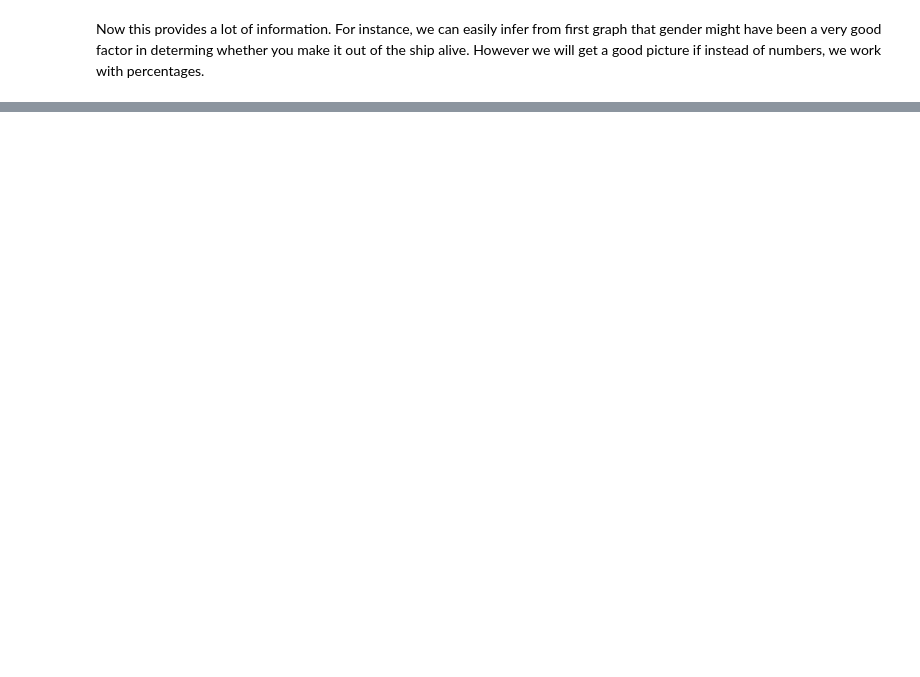
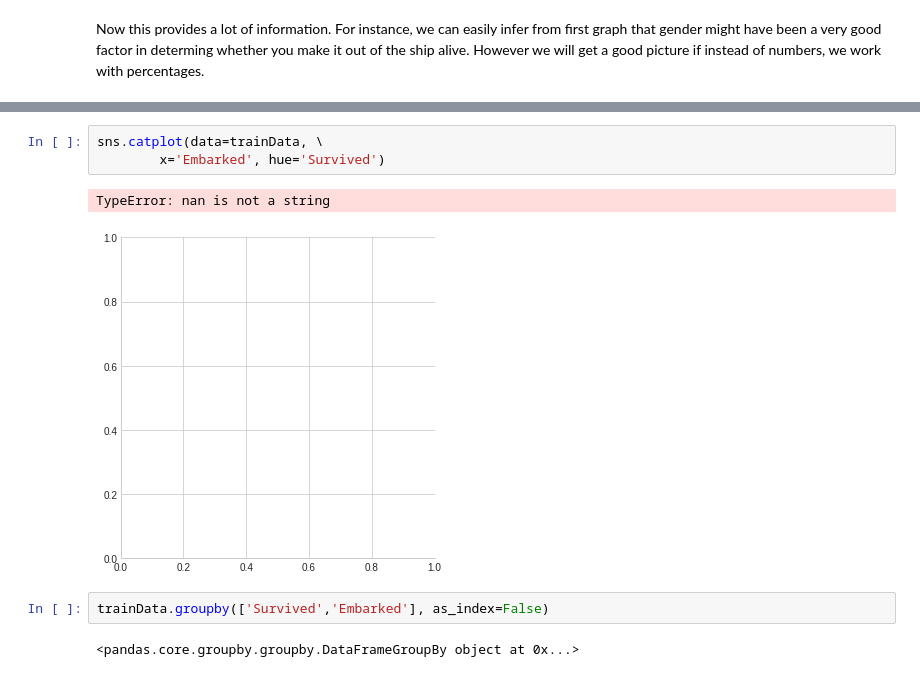
Before and after one commit to lokeshdasila/kagglePractice, a Jupyter notebook: titanic/survivalPrediction2_6July2019.ipynb, the cells around one changed output, grey strips where cells are left out. Drawn from its saved outputs; the diff is of its cells as text; blank space fills up the shorter version.

```diff
--- a/titanic/survivalPrediction2_6July2019.ipynb
+++ b/titanic/survivalPrediction2_6July2019.ipynb
@@ -156,0 +162,10 @@ rowCount
+# %%
+sns.catplot(data=trainData, \
+        x='Embarked', hue='Survived')
+# %% [output]
+TypeError: nan is not a string
+[figure, added]
+# %%
+trainData.groupby(['Survived','Embarked'], as_index=False)
+# %% [output]
+<pandas.core.groupby.groupby.DataFrameGroupBy object at 0x...>
```
Also changed, not shown: parts of 12 cells of this notebook.
